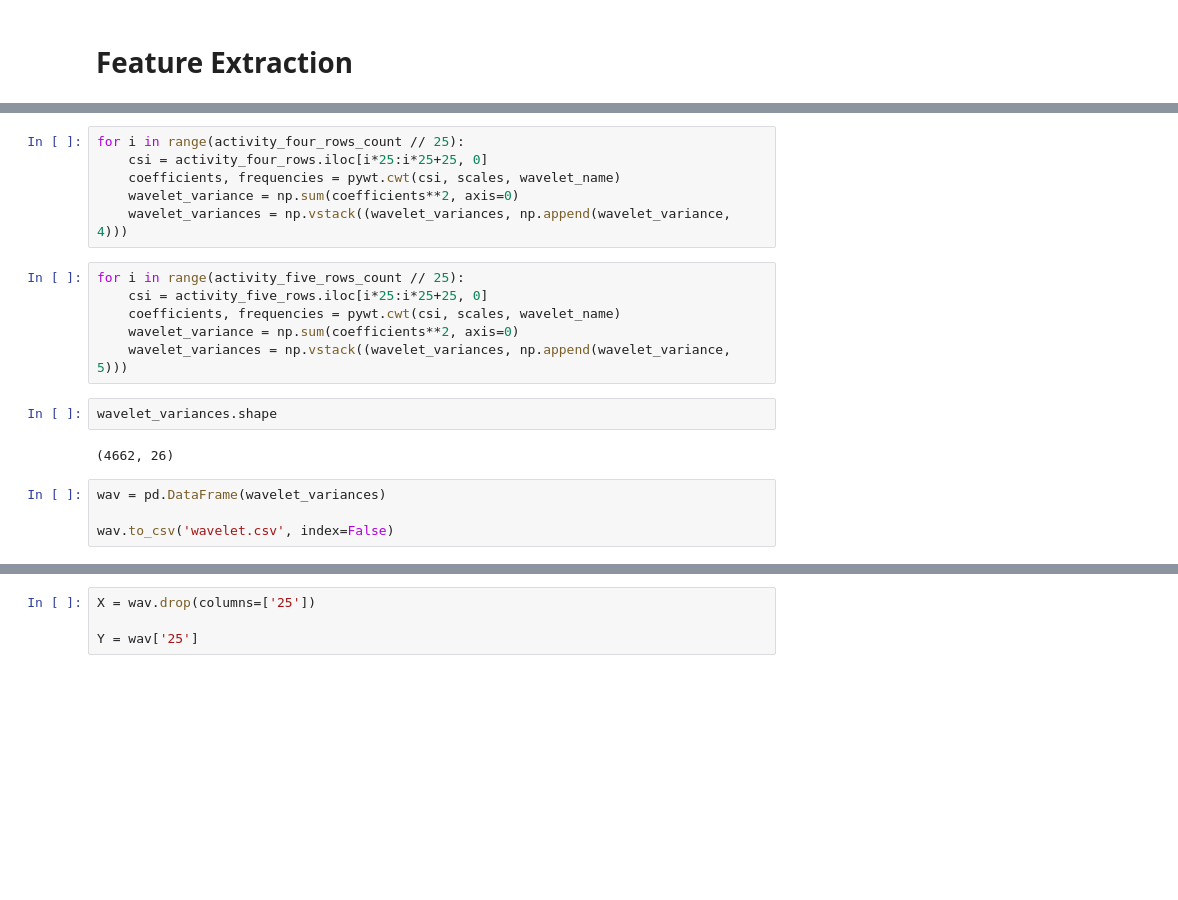
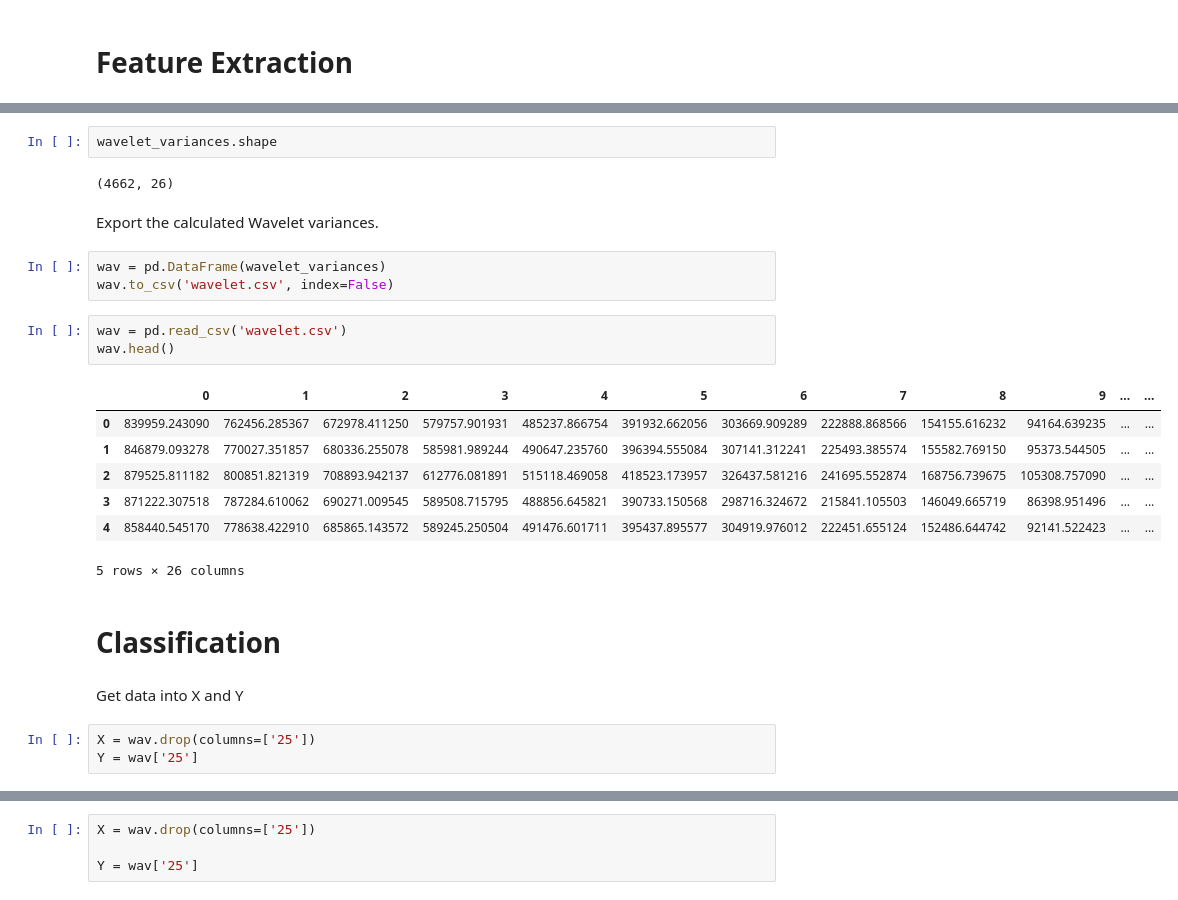
Before and after one commit to Wi-Protect/ML, a Jupyter notebook: Comparison/RDFID/wavelet_variances.ipynb, the cells around one changed output, grey strips where cells are left out. Saved outputs shown, nothing was run; the diff lists cells and outputs as text; blank space fills up the shorter version.

```diff
--- a/Comparison/RDFID/wavelet_variances.ipynb
+++ b/Comparison/RDFID/wavelet_variances.ipynb
@@ -226,20 +182,27 @@ for i in range(activity_three_rows_count // 25):
-# %%
-for i in range(activity_four_rows_count // 25):
-	csi = activity_four_rows.iloc[i*25:i*25+25, 0]
-	coefficients, frequencies = pywt.cwt(csi, scales, wavelet_name)
-	wavelet_variance = np.sum(coefficients**2, axis=0)
-	wavelet_variances = np.vstack((wavelet_variances, np.append(wavelet_variance, 4)))
-# %%
-for i in range(activity_five_rows_count // 25):
-	csi = activity_five_rows.iloc[i*25:i*25+25, 0]
-	coefficients, frequencies = pywt.cwt(csi, scales, wavelet_name)
-	wavelet_variance = np.sum(coefficients**2, axis=0)
-	wavelet_variances = np.vstack((wavelet_variances, np.append(wavelet_variance, 5)))
 # %%
 wavelet_variances.shape
 # %% [output]
 (4662, 26)
+# %% [markdown]
+Export the calculated Wavelet variances.
 # %%
 wav = pd.DataFrame(wavelet_variances)
-
 wav.to_csv('wavelet.csv', index=False)
+# %%
+wav = pd.read_csv('wavelet.csv')
+wav.head()
+# %% [output]
+|  | 0 | 1 | 2 | 3 | 4 | 5 | 6 | 7 | 8 | 9 | ... | ... |
+| 0 | 839959.243090 | 762456.285367 | 672978.411250 | 579757.901931 | 485237.866754 | 391932.662056 | 303669.909289 | 222888.868566 | 154155.616232 | 94164.639235 | ... | ... |
+| 1 | 846879.093278 | 770027.351857 | 680336.255078 | 585981.989244 | 490647.235760 | 396394.555084 | 307141.312241 | 225493.385574 | 155582.769150 | 95373.544505 | ... | ... |
+| 2 | 879525.811182 | 800851.821319 | 708893.942137 | 612776.081891 | 515118.469058 | 418523.173957 | 326437.581216 | 241695.552874 | 168756.739675 | 105308.757090 | ... | ... |
+| 3 | 871222.307518 | 787284.610062 | 690271.009545 | 589508.715795 | 488856.645821 | 390733.150568 | 298716.324672 | 215841.105503 | 146049.665719 | 86398.951496 | ... | ... |
+| 4 | 858440.545170 | 778638.422910 | 685865.143572 | 589245.250504 | 491476.601711 | 395437.895577 | 304919.976012 | 222451.655124 | 152486.644742 | 92141.522423 | ... | ... |
+5 rows × 26 columns
+# %% [markdown]
+# Classification
+# %% [markdown]
+Get data into X and Y
+# %%
+X = wav.drop(columns=['25'])
+Y = wav['25']
```
Also changed, not shown: parts of 41 cells of this notebook, 1 other file.
